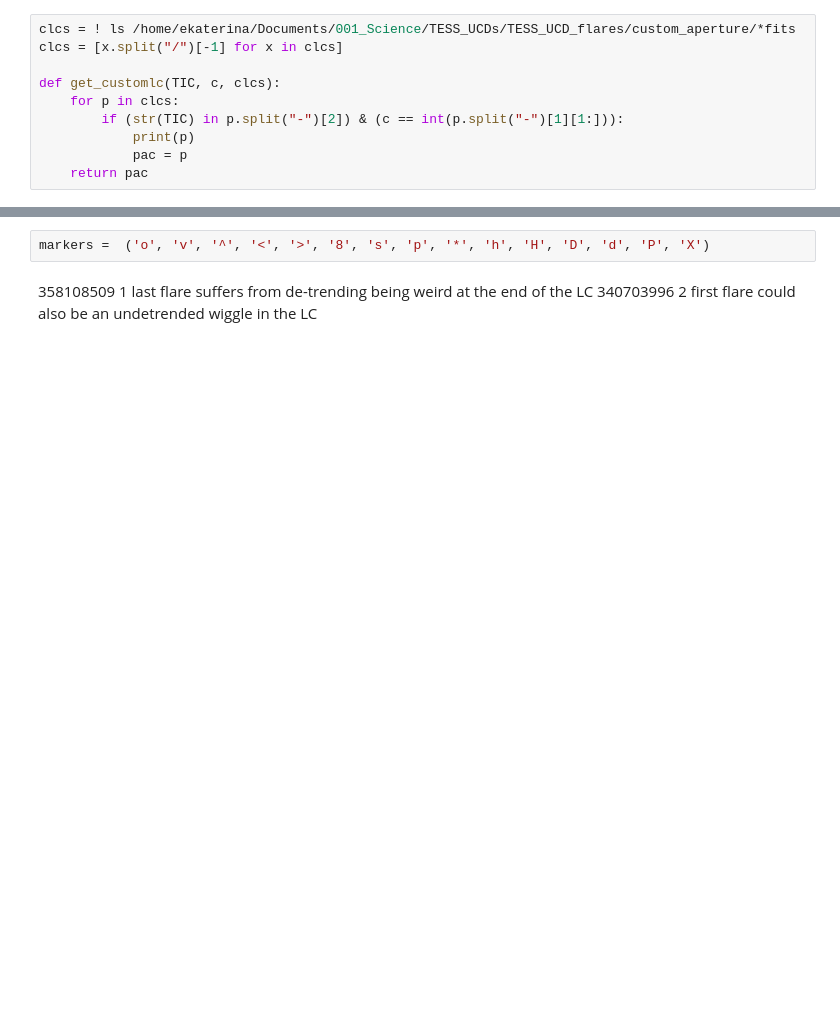
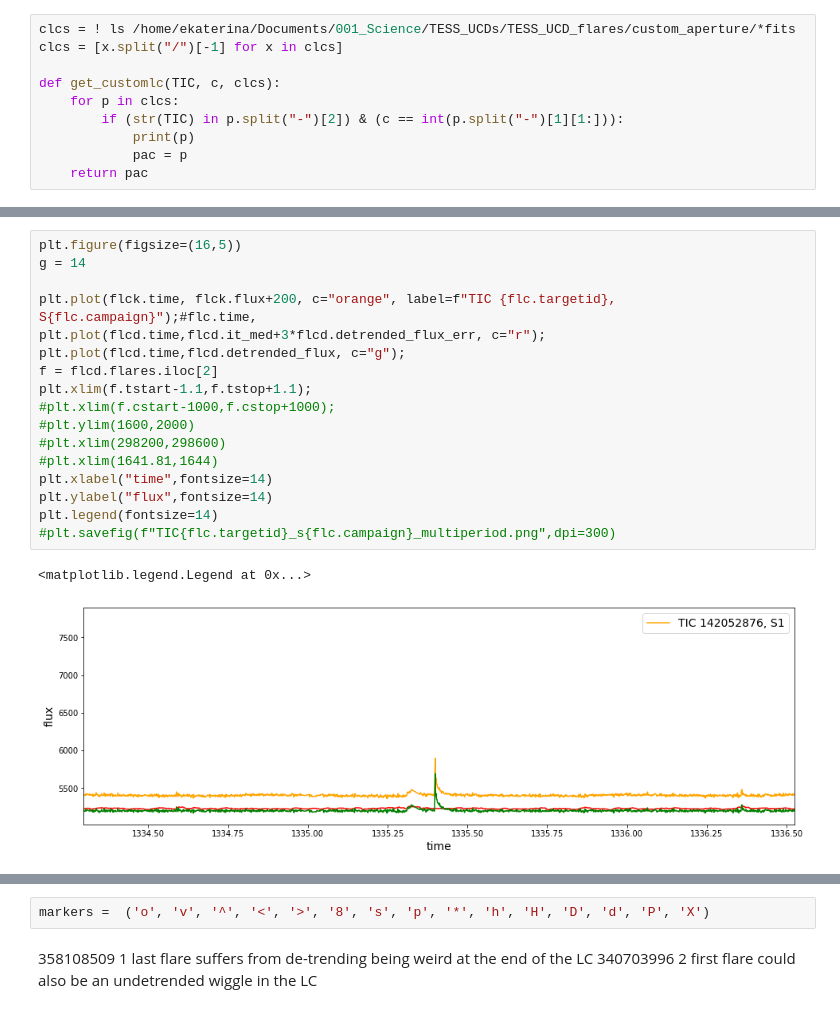
Before and after one commit to ekaterinailin/TESS_UCD_flares, a Jupyter notebook: notebook/NB4_Vet_flares.ipynb, the cells around one changed output, grey strips where cells are left out. Cells and saved outputs as stored; diff of their text form; blank space fills up the shorter version.

```diff
--- a/notebook/NB4_Vet_flares.ipynb
+++ b/notebook/NB4_Vet_flares.ipynb
@@ -102 +101,21 @@ Found 20 candidate(s) in the (9796,19003) gap.
 <Figure size 1152x360 with 0 Axes>
+# %%
+plt.figure(figsize=(16,5))
+g = 14
+
+plt.plot(flck.time, flck.flux+200, c="orange", label=f"TIC {flc.targetid}, S{flc.campaign}");#flc.time,
+plt.plot(flcd.time,flcd.it_med+3*flcd.detrended_flux_err, c="r");
+plt.plot(flcd.time,flcd.detrended_flux, c="g");
+f = flcd.flares.iloc[2]
+plt.xlim(f.tstart-1.1,f.tstop+1.1);
+#plt.xlim(f.cstart-1000,f.cstop+1000);
+#plt.ylim(1600,2000)
+#plt.xlim(298200,298600)
+#plt.xlim(1641.81,1644)
+plt.xlabel("time",fontsize=14)
+plt.ylabel("flux",fontsize=14)
+plt.legend(fontsize=14)
+#plt.savefig(f"TIC{flc.targetid}_s{flc.campaign}_multiperiod.png",dpi=300)
+# %% [output]
+<matplotlib.legend.Legend at 0x...>
+[figure, added]
```
Also changed, not shown: parts of 11 cells of this notebook, 1 other file.
